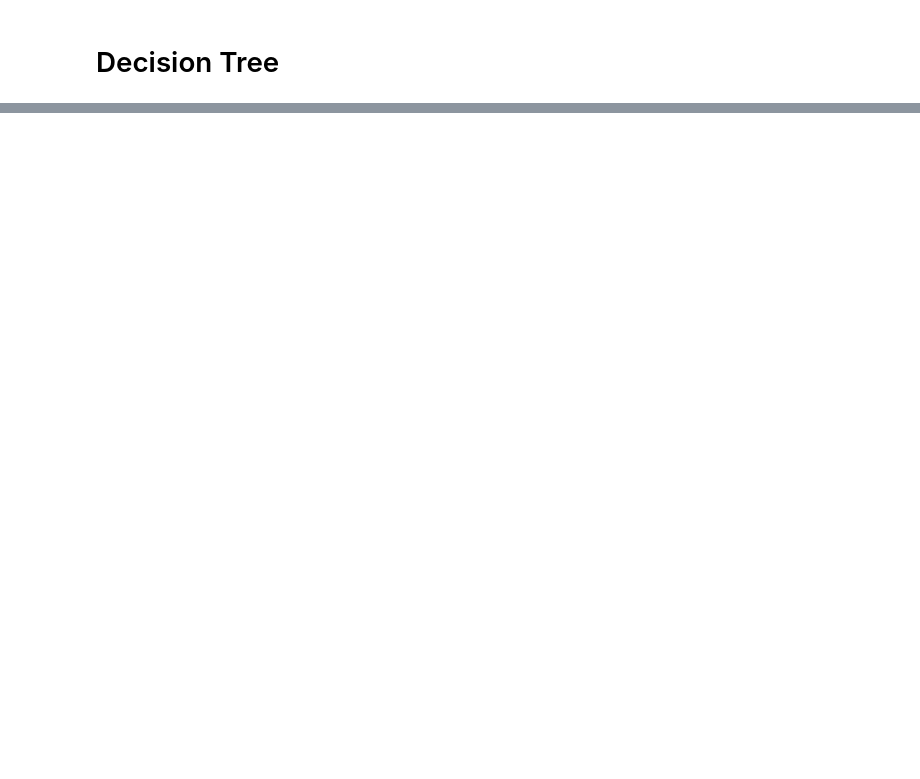
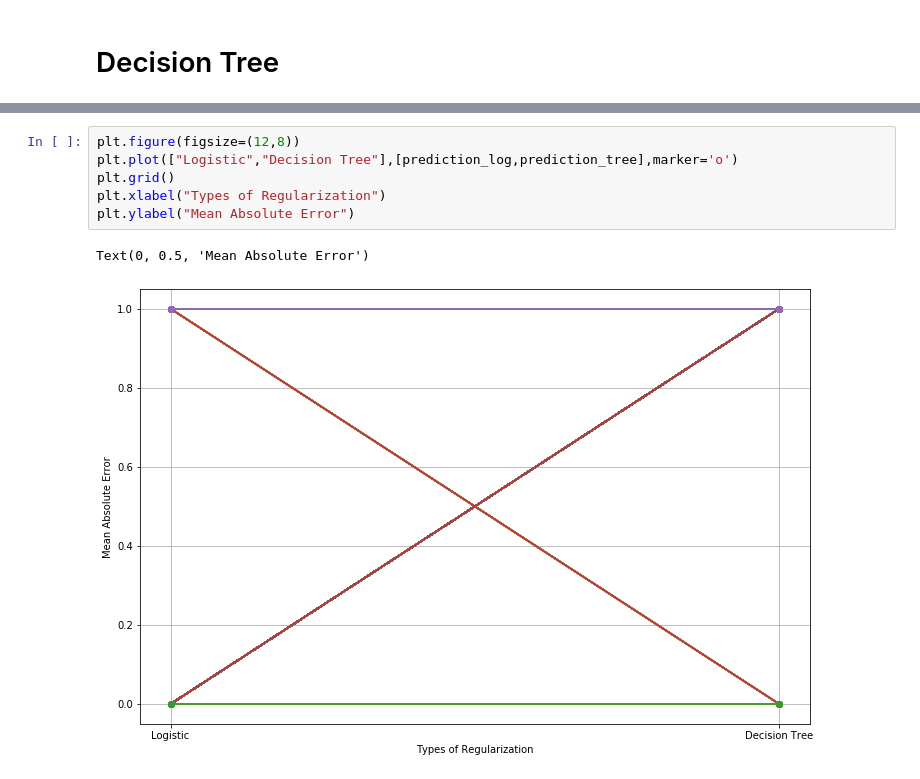
Before and after one commit to h12222/Hemant-Ramkisan-Bhutada, a Jupyter notebook: Twitter Sentiment Analysis and Prediction using Tweepy API.ipynb, the cells around one changed output, grey strips where cells are left out. Cells and saved outputs as stored; diff of their text form; blank space fills up the shorter version.

```diff
--- a/Twitter Sentiment Analysis and Prediction using Tweepy API.ipynb
+++ b/Twitter Sentiment Analysis and Prediction using Tweepy API.ipynb
@@ -110,0 +259,9 @@ print('Root Mean Squared Error:', np.sqrt(metrics.mean_squared_error(y_test, pre
+# %%
+plt.figure(figsize=(12,8))
+plt.plot(["Logistic","Decision Tree"],[prediction_log,prediction_tree],marker='o')
+plt.grid()
+plt.xlabel("Types of Regularization")
+plt.ylabel("Mean Absolute Error")
+# %% [output]
+Text(0, 0.5, 'Mean Absolute Error')
+[figure, added]
```
Also changed, not shown: parts of 23 cells of this notebook.
